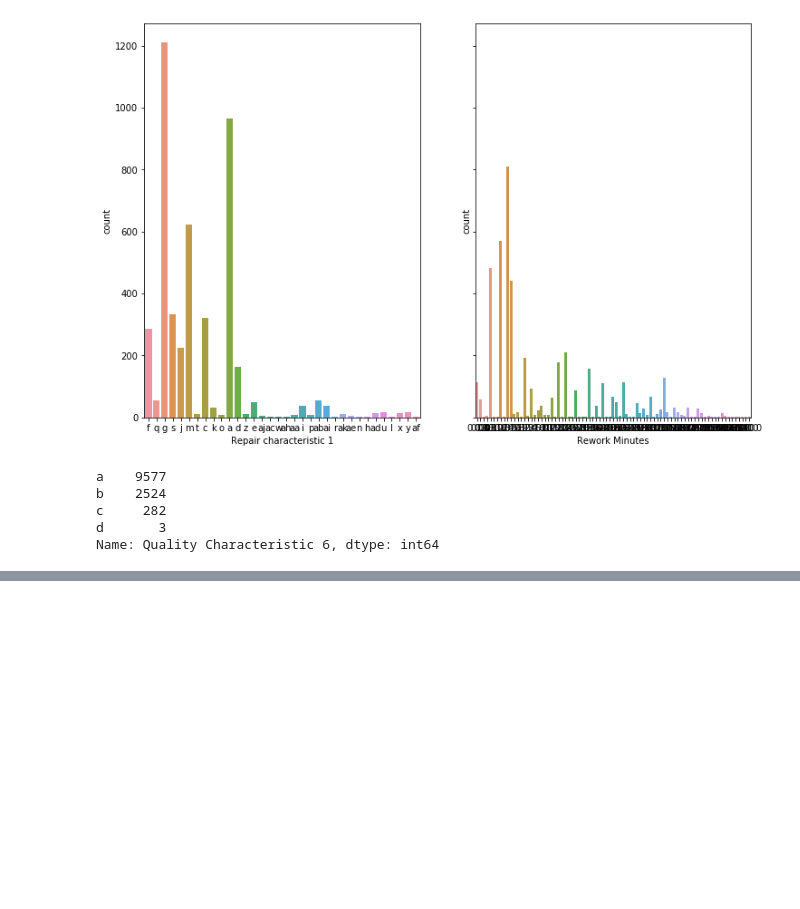
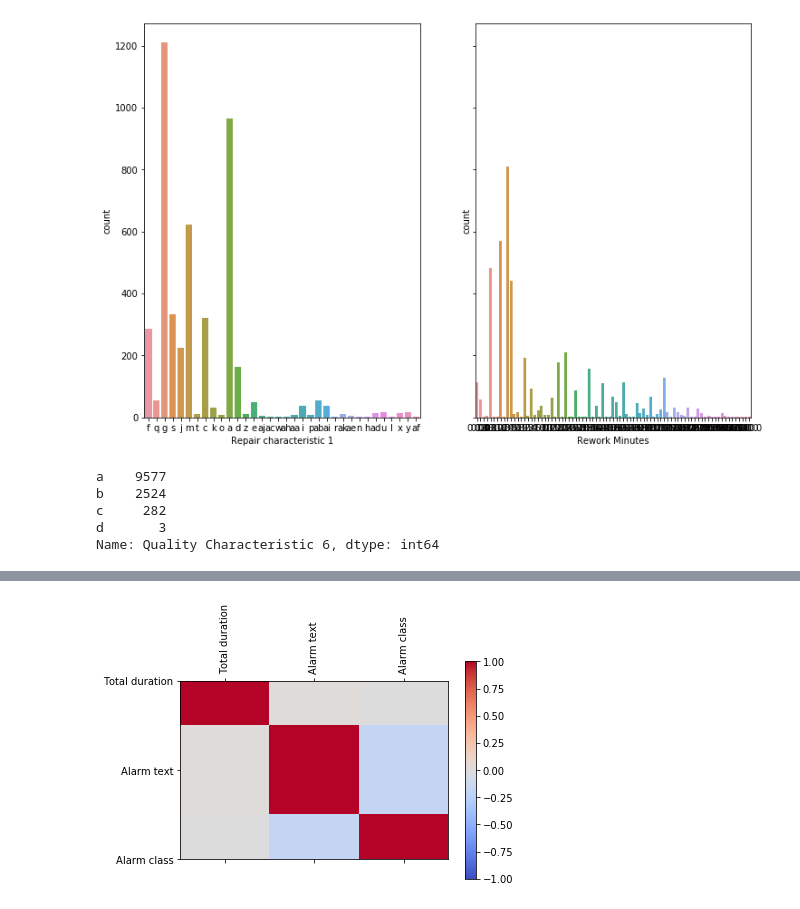
Before and after one commit to jetsaltydog/MINI_project, a Jupyter notebook: mini_data3.ipynb, the cells around one changed output, grey strips where cells are left out. Cells and saved outputs as stored; diff of their text form; code cells hidden in the pictures; blank space fills up the shorter version.

```diff
--- a/mini_data3.ipynb
+++ b/mini_data3.ipynb
@@ -304,0 +328,4 @@ high_ordered_time["Rework Minutes"].mean()
+# %%
+ordered_time = process_disturbances.sort_values('Total duration', ascending=False)
+ordered_time = ordered_time.iloc[:,2:5]
+ordered_time
@@ -304,0 +346,22 @@ high_ordered_time["Rework Minutes"].mean()
+# %%
+le = preprocessing.LabelEncoder()
+# %%
+ordered_time['Alarm text'] = le.fit_transform(np.array(ordered_time.iloc[:,1]))
+ordered_time['Alarm class'] = le.fit_transform(np.array(ordered_time.iloc[:,2]))
+# %%
+ort=ordered_time.head(1000)
+# %%
+corr = ort.corr()
+fig = plt.figure()
+ax = fig.add_subplot(111)
+cax = ax.matshow(corr,cmap='coolwarm', vmin=-1, vmax=1)
+fig.colorbar(cax)
+ticks = np.arange(0,len(ort.columns),1)
+ax.set_xticks(ticks)
+plt.xticks(rotation=90)
+ax.set_yticks(ticks)
+ax.set_xticklabels(ort.columns)
+ax.set_yticklabels(ort.columns)
+plt.show()
+# %% [output]
+[figure, added]
```
Also changed, not shown: parts of 19 cells of this notebook.
